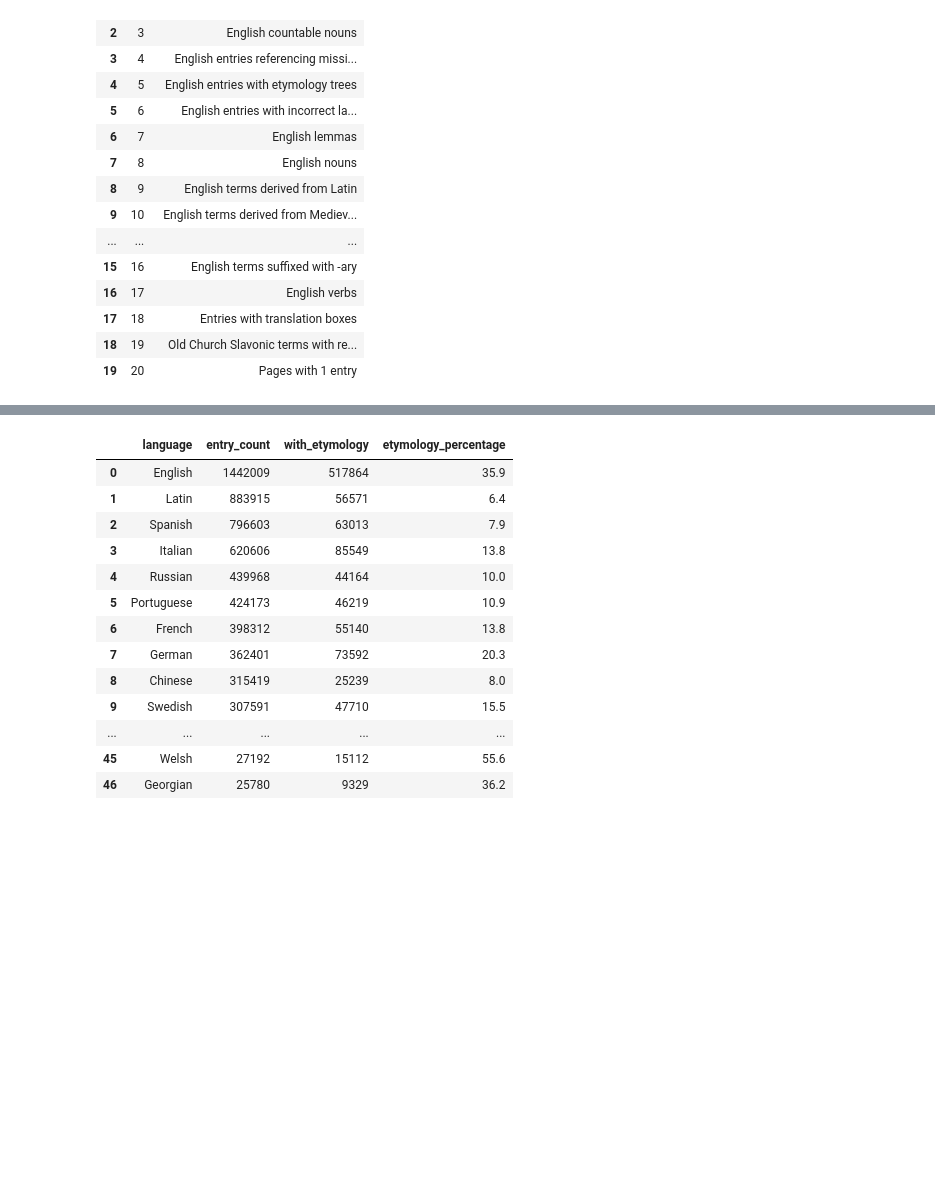
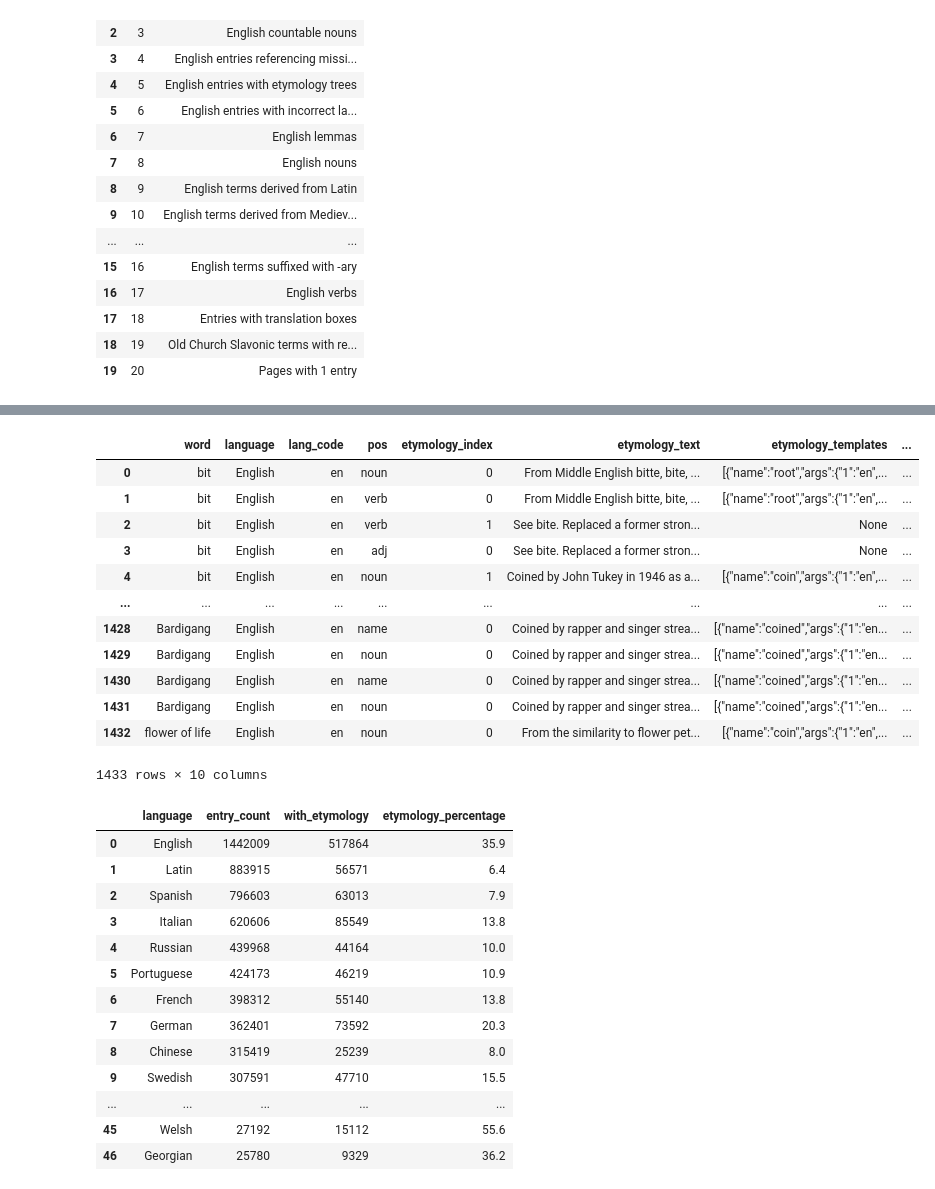
Before and after one commit to kebuhcah/wiktionary-browser, a Jupyter notebook: wiktionary-analysis.ipynb, the cells around one changed output, grey strips where cells are left out. Drawn from its saved outputs; the diff is of its cells as text; code cells hidden in the pictures; blank space fills up the shorter version.

Commit message:
Test queries to look up categories by word and words by category

```diff
--- a/wiktionary-analysis.ipynb
+++ b/wiktionary-analysis.ipynb
@@ -114,3 +113,25 @@ query(association_query)
+# %%
+association_query = """
+  SELECT w.* FROM words w
+  JOIN word_categories wc ON w.word = wc.word AND w.language = wc.language
+  JOIN categories c ON wc.category_id = c.id
+  WHERE c.name = 'English coinages';  """
+
+query(association_query)
+# %% [output]
+|  | word | language | lang_code | pos | etymology_index | etymology_text | etymology_templates | ... |
+| 0 | bit | English | en | noun | 0 | From Middle English bitte, bite, ... | [{"name":"root","args":{"1":"en",... | ... |
+| 1 | bit | English | en | verb | 0 | From Middle English bitte, bite, ... | [{"name":"root","args":{"1":"en",... | ... |
+| 2 | bit | English | en | verb | 1 | See bite. Replaced a former stron... | None | ... |
+| 3 | bit | English | en | adj | 0 | See bite. Replaced a former stron... | None | ... |
+| 4 | bit | English | en | noun | 1 | Coined by John Tukey in 1946 as a... | [{"name":"coin","args":{"1":"en",... | ... |
+| ... | ... | ... | ... | ... | ... | ... | ... | ... |
+| 1428 | Bardigang | English | en | name | 0 | Coined by rapper and singer strea... | [{"name":"coined","args":{"1":"en... | ... |
+| 1429 | Bardigang | English | en | noun | 0 | Coined by rapper and singer strea... | [{"name":"coined","args":{"1":"en... | ... |
+| 1430 | Bardigang | English | en | name | 0 | Coined by rapper and singer strea... | [{"name":"coined","args":{"1":"en... | ... |
+| 1431 | Bardigang | English | en | noun | 0 | Coined by rapper and singer strea... | [{"name":"coined","args":{"1":"en... | ... |
+| 1432 | flower of life | English | en | noun | 0 | From the similarity to flower pet... | [{"name":"coin","args":{"1":"en",... | ... |
+1433 rows × 10 columns
 # %%
 # Top 20 languages by entry count
 top_languages = """
```
Also changed, not shown: parts of 2 cells of this notebook.
